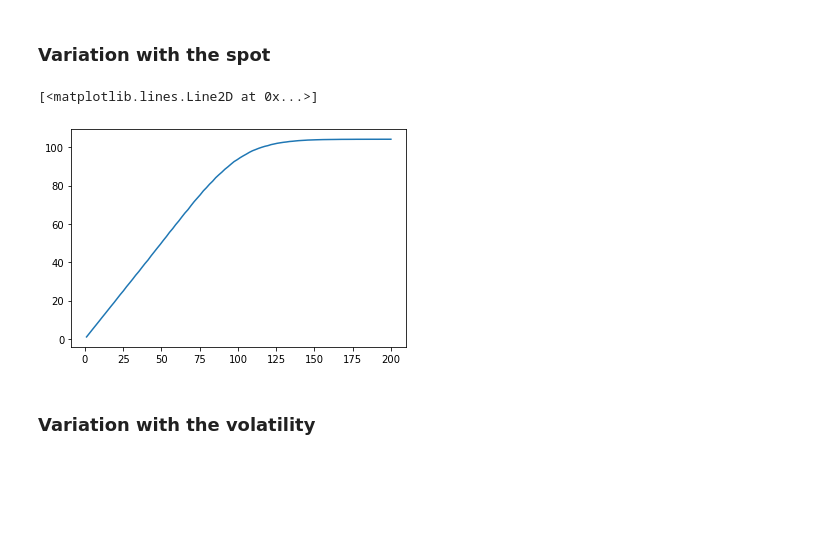
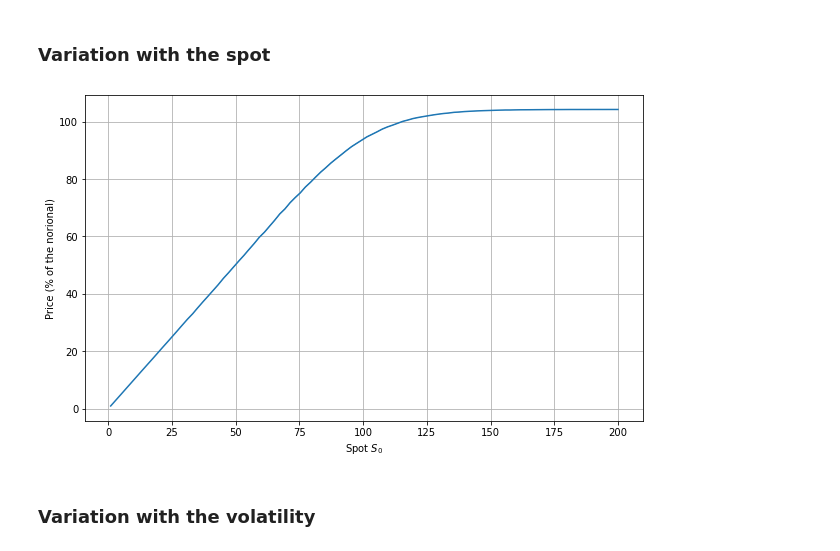
Before and after one commit to 20castro/Autocallable, a Jupyter notebook: simple_monte_carlo/result.ipynb, the cells around one changed output. Saved outputs shown, nothing was run; the diff lists cells and outputs as text; code cells hidden in the pictures; blank space fills up the shorter version.

```diff
--- a/simple_monte_carlo/result.ipynb
+++ b/simple_monte_carlo/result.ipynb
@@ -47,8 +47,12 @@ for S0 in spots:
     price = autocall.valuation(traj, verbose=False)
     prices.append(price)
 prices = np.array(prices)
-# %%
-plt.plot(spots, prices[::, 0])
-# %% [output]
-[<matplotlib.lines.Line2D at 0x...>]
-[figure, removed]
+# %%
+fig, ax = plt.subplots(figsize=(10, 6))
+ax.fill_between(spots, prices[::, 0] - prices[::, 1], prices[::, 0] + prices[::, 1])
+ax.plot(spots, prices[::, 0])
+ax.set_xlabel(r'Spot $S_0$')
+ax.set_ylabel(r'Price (% of the norional)')
+ax.grid();
+# %% [output]
+[figure, added]
```
Also changed, not shown: parts of 9 cells of this notebook, 2 other files.
